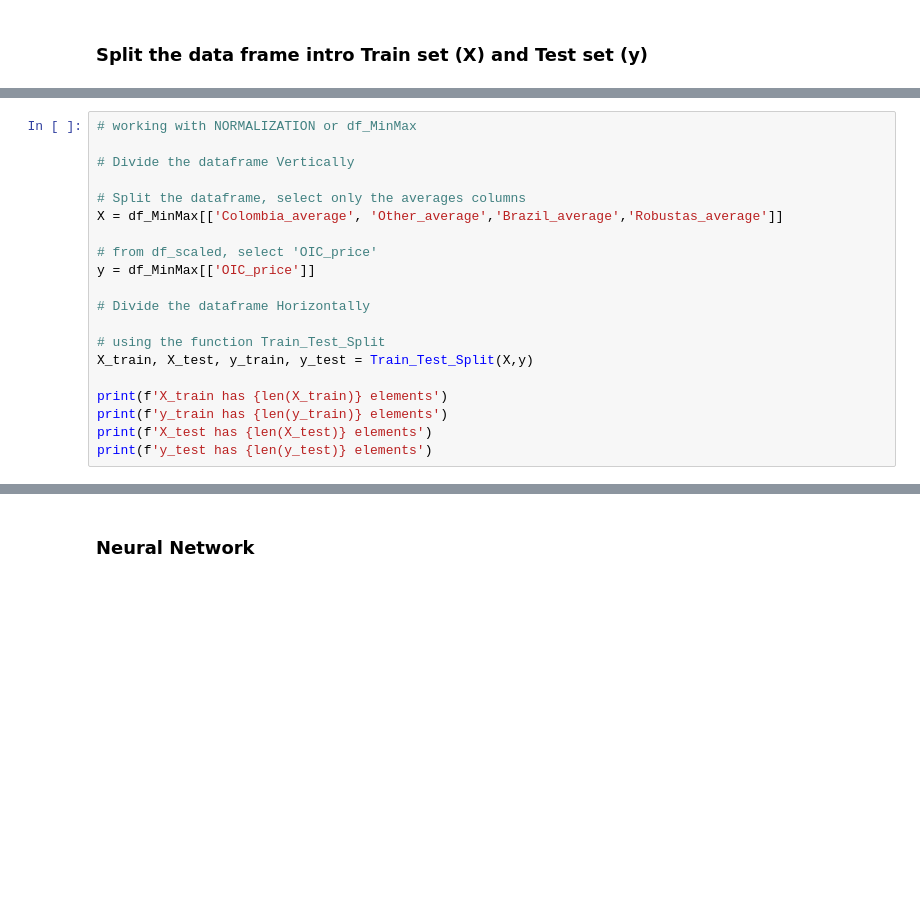
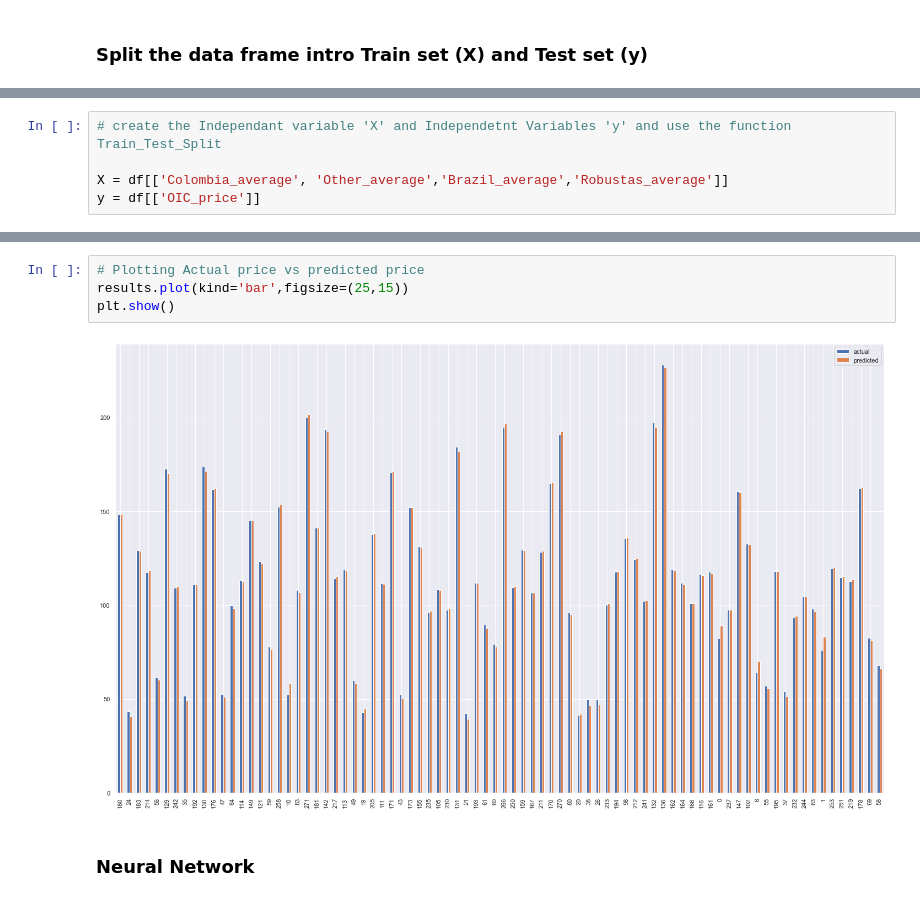
Before and after one commit to montwa/Ryerson, a Jupyter notebook: Coffee Price Regression Analysis.ipynb, the cells around one changed output, grey strips where cells are left out. Saved outputs shown, nothing was run; the diff lists cells and outputs as text; blank space fills up the shorter version.

```diff
--- a/Coffee Price Regression Analysis.ipynb
+++ b/Coffee Price Regression Analysis.ipynb
@@ -337,20 +343,5 @@ def Train_Test_Split(X,y):
 # %%
-# working with NORMALIZATION or df_MinMax
+# create the Independant variable 'X' and Independetnt Variables 'y' and use the function Train_Test_Split
 
-# Divide the dataframe Vertically
-
-# Split the dataframe, select only the averages columns
-X = df_MinMax[['Colombia_average', 'Other_average','Brazil_average','Robustas_average']]
-
-# from df_scaled, select 'OIC_price'
-y = df_MinMax[['OIC_price']]
-
-# Divide the dataframe Horizontally
-
-# using the function Train_Test_Split
-X_train, X_test, y_train, y_test = Train_Test_Split(X,y)
-
-print(f'X_train has {len(X_train)} elements')
-print(f'y_train has {len(y_train)} elements')
-print(f'X_test has {len(X_test)} elements')
-print(f'y_test has {len(y_test)} elements')
+X = df[['Colombia_average', 'Other_average','Brazil_average','Robustas_average']]
+y = df[['OIC_price']]
@@ -357,3 +440,9 @@ print(f'y_test has {len(y_test)} elements')
+# %%
+# Plotting Actual price vs predicted price
+results.plot(kind='bar',figsize=(25,15))
+plt.show()
+# %% [output]
+[figure, added]
 # %% [markdown]
 ### Neural Network
 # %%
```
Also changed, not shown: parts of 32 cells of this notebook, 6 other files.
